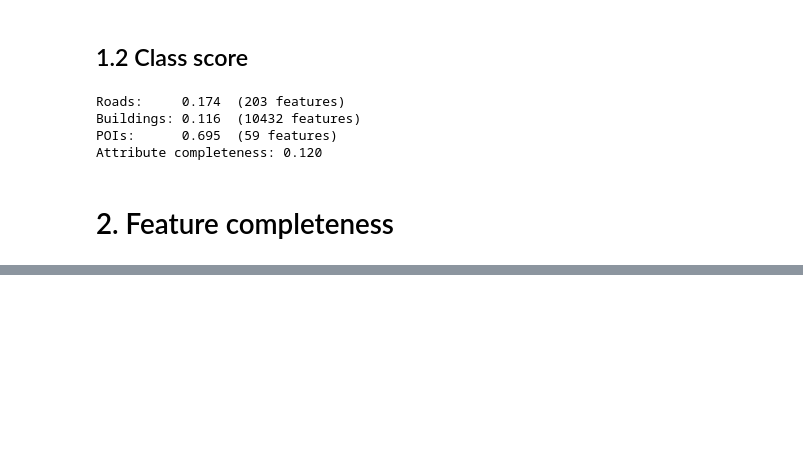
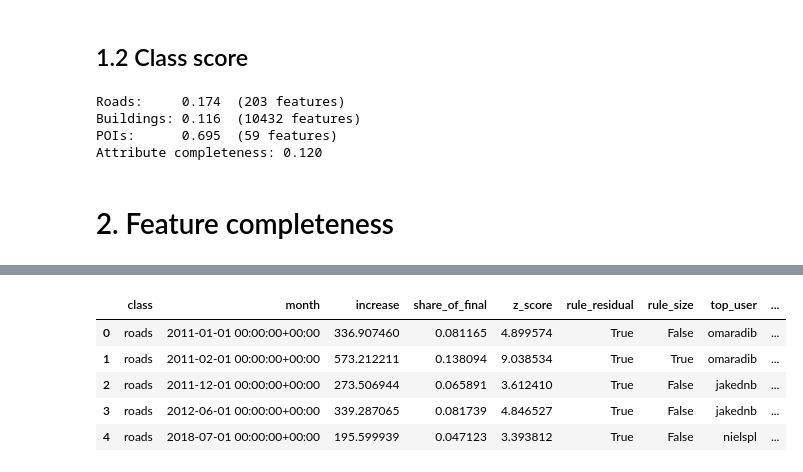
Before and after one commit to juanituser/dqa, a Jupyter notebook: 01_completeness.ipynb, the cells around one changed output, grey strips where cells are left out. Cells and saved outputs as stored; diff of their text form; code cells hidden in the pictures; blank space fills up the shorter version.

```diff
--- a/01_completeness.ipynb
+++ b/01_completeness.ipynb
@@ -299,0 +380,12 @@ Attribute completeness: 0.120
+# %%
+# --- settings: here the parameters are gonna be stablished together with UN ---
+Z_THRESHOLD = 2.33     # 99% one-sided: a residual this many standard deviations above average is an event
+IMPORT_SHARE = 0.84    # one user made more than 84% of the edits -> import
+SIZE_SHARE = 0.10      # one month adds more than 10% of today's total -> event (extra rule, see below)
+
+# which series column and which history flag belong to each class [mine]
+CLASS_COLUMNS = {
+    "roads": ("road_km", "is_road"),
+    "buildings": ("buildings", "is_building"),
+    "pois": ("pois", "is_poi"),
+}
@@ -299,0 +398,3 @@ Attribute completeness: 0.120
+# %%
+def logistic(t, a, b, c, d):
+    return a + b / (1 + np.exp(-c * (t - d)))
@@ -299,0 +496,10 @@ Attribute completeness: 0.120
+# %%
+events = pd.DataFrame(event_rows)
+events.head()
+# %% [output]
+|  | class | month | increase | share_of_final | z_score | rule_residual | rule_size | top_user | ... |
+| 0 | roads | 2011-01-01 00:00:00+00:00 | 336.907460 | 0.081165 | 4.899574 | True | False | omaradib | ... |
+| 1 | roads | 2011-02-01 00:00:00+00:00 | 573.212211 | 0.138094 | 9.038534 | True | True | omaradib | ... |
+| 2 | roads | 2011-12-01 00:00:00+00:00 | 273.506944 | 0.065891 | 3.612410 | True | False | jakednb | ... |
+| 3 | roads | 2012-06-01 00:00:00+00:00 | 339.287065 | 0.081739 | 4.846527 | True | False | jakednb | ... |
+| 4 | roads | 2018-07-01 00:00:00+00:00 | 195.599939 | 0.047123 | 3.393812 | True | False | nielspl | ... |
```
Also changed, not shown: parts of 15 cells of this notebook.
